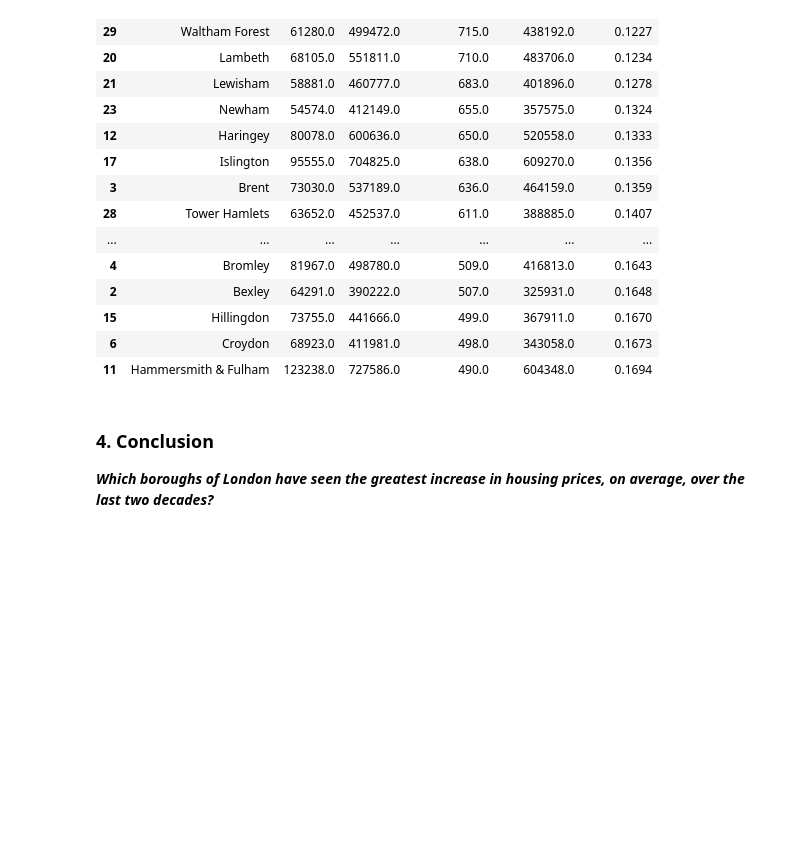
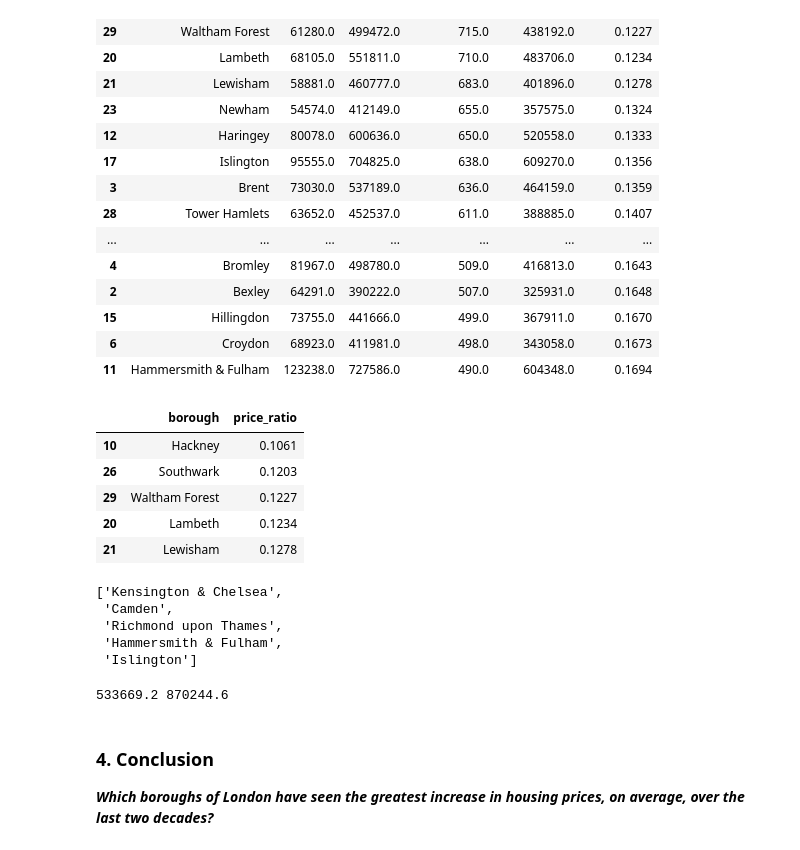
Before and after one commit to dezertdweller/springboard-data-science-projects, a Jupyter notebook: london-housing-analysis.ipynb, the cells around one changed output. Saved outputs shown, nothing was run; the diff lists cells and outputs as text; code cells hidden in the pictures; blank space fills up the shorter version.

```diff
--- a/london-housing-analysis.ipynb
+++ b/london-housing-analysis.ipynb
@@ -636,7 +637,8 @@ ratio_df.sort_values('price_ratio').head(5)
 # %%
 # join ratio dataframe with average prices
 ratio_avg_prices = boroughs_subset_avg_price.merge(ratio_df, left_on='borough', right_index=True)
-ratio_avg_prices.sort_values(['price_ratio'])
+ratio_avg_prices_srt = ratio_avg_prices.sort_values(['price_ratio'])
+ratio_avg_prices_srt
 # %% [output]
 |  | borough | 1995 | 2023 | perc_change | gbp_change | price_ratio |
 | 10 | Hackney | 66024.0 | 622262.0 | 842.0 | 556238.0 | 0.1061 |
@@ -655,3 +657,22 @@ ratio_avg_prices.sort_values(['price_ratio'])
 | 15 | Hillingdon | 73755.0 | 441666.0 | 499.0 | 367911.0 | 0.1670 |
 | 6 | Croydon | 68923.0 | 411981.0 | 498.0 | 343058.0 | 0.1673 |
 | 11 | Hammersmith & Fulham | 123238.0 | 727586.0 | 490.0 | 604348.0 | 0.1694 |
+# %%
+top_5_change = ratio_avg_prices_srt[['borough', 'price_ratio']].head(5)
+top_5_change
+# %% [output]
+|  | borough | price_ratio |
+| 10 | Hackney | 0.1061 |
+| 26 | Southwark | 0.1203 |
+| 29 | Waltham Forest | 0.1227 |
+| 20 | Lambeth | 0.1234 |
+| 21 | Lewisham | 0.1278 |
+# %%
+top_5_price = boroughs_subset_avg_price_srt[['borough', 2023]].head(5)
+top_5_price['borough'].to_list()
+# %% [output]
+['Kensington & Chelsea',
+ 'Camden',
+ 'Richmond upon Thames',
+ 'Hammersmith & Fulham',
+ 'Islington']
@@ -658,3 +685,9 @@ ratio_avg_prices.sort_values(['price_ratio'])
+# %%
+affordable_homes = recent_house_prices_srt[2023].head(5).mean()
+expensive_homes = recent_house_prices_srt[2023].tail(5).mean()
+print(affordable_homes, expensive_homes)
+# %% [output]
+533669.2 870244.6
 # %% [markdown]
 ### 4. Conclusion
 
```
Also changed, not shown: parts of 4 cells of this notebook.
